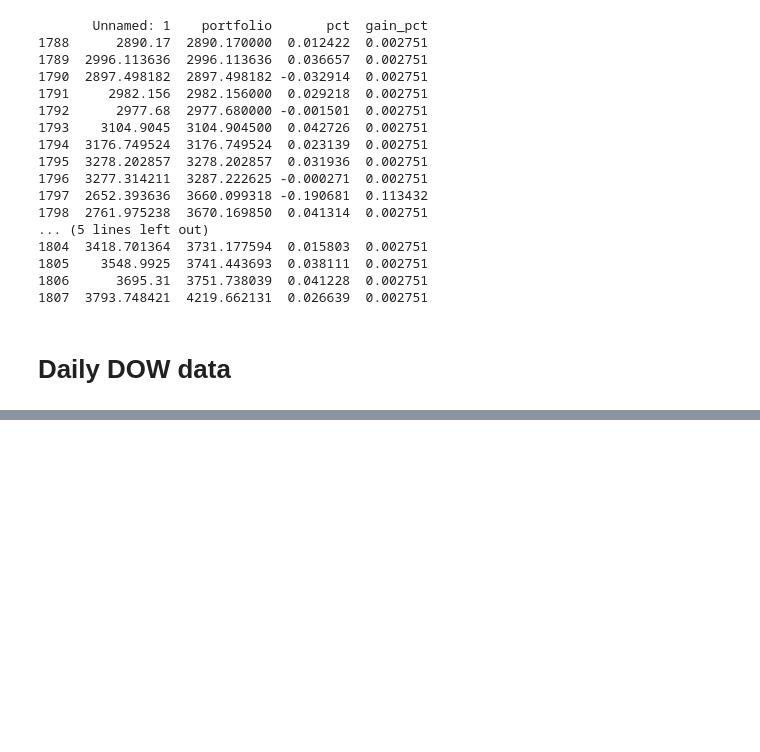
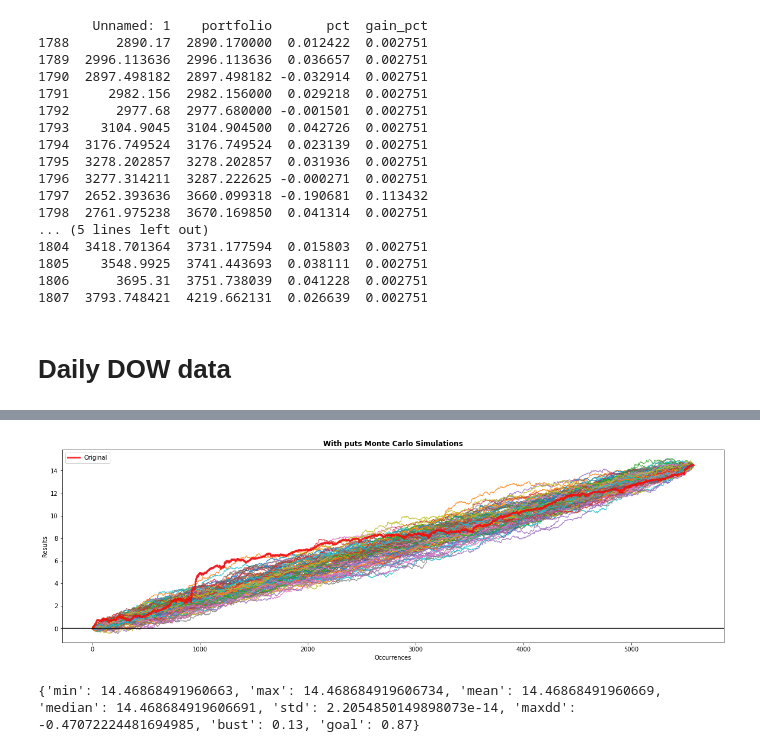
Before and after one commit to theashworld/optionsTinkering, a Jupyter notebook: options_barbell.ipynb, the cells around one changed output, grey strips where cells are left out. Cells and saved outputs as stored; diff of their text form; code cells hidden in the pictures; blank space fills up the shorter version.

```diff
--- a/options_barbell.ipynb
+++ b/options_barbell.ipynb
@@ -1748,0 +475,8 @@ print(portfolioVal, len(pfList), len(dfnw))
+# %%
+
+mc = weekly['gain_pct'].montecarlo(sims=100, bust=-0.25, goal=1)
+mc.plot(title="With puts Monte Carlo Simulations", figsize=(20, 6))
+print(mc.stats)
+# %% [output]
+[figure, added]
+{'min': 14.46868491960663, 'max': 14.468684919606734, 'mean': 14.46868491960669, 'median': 14.468684919606691, 'std': 2.2054850149898073e-14, 'maxdd': -0.47072224481694985, 'bust': 0.13, 'goal': 0.87}
```
Also changed, not shown: parts of 37 cells of this notebook.
